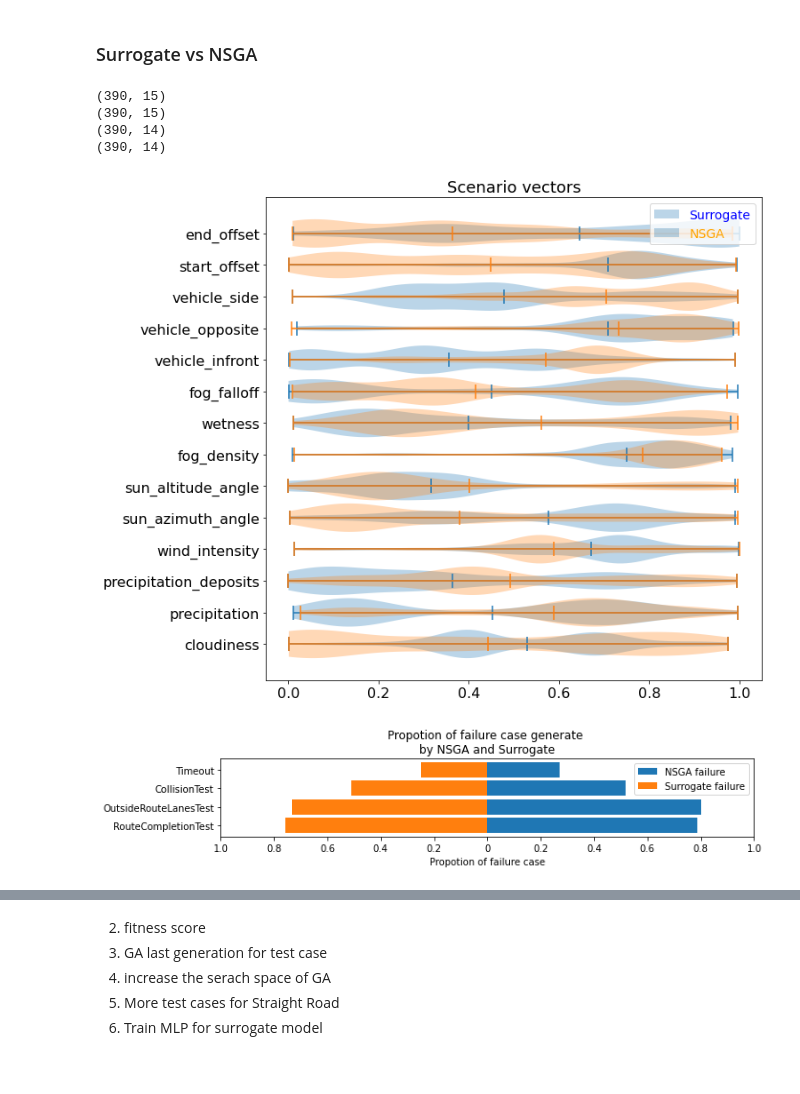
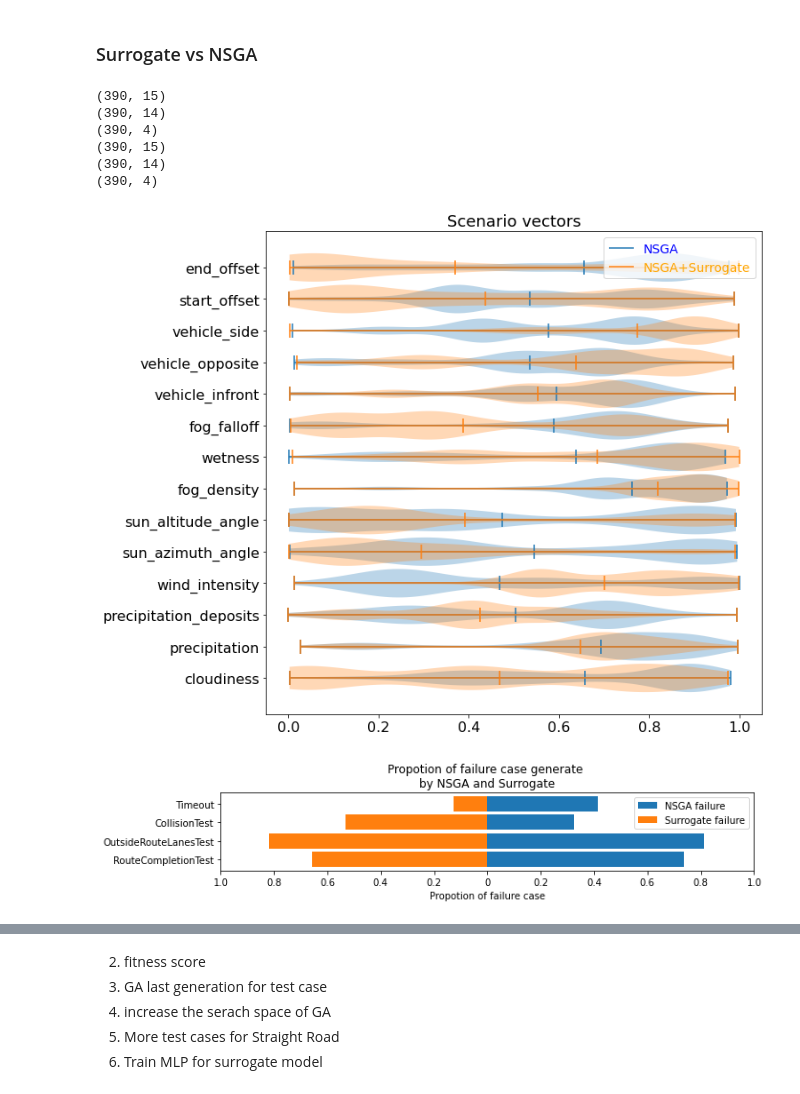
Before and after one commit to GuannanLou/TCP, a Jupyter notebook: tools/Surrogate.ipynb, the cells around one changed output, grey strips where cells are left out. Drawn from its saved outputs; the diff is of its cells as text; code cells hidden in the pictures.

```diff
--- a/tools/Surrogate.ipynb
+++ b/tools/Surrogate.ipynb
@@ -201,8 +201,14 @@ plt.show()
 # %% [markdown]
 ### Surrogate vs NSGA
 # %%
-NSGA_data      = '../data/routes_short_2023-05-29|15:33:07/'
-surrogate_data = '../data/routes_short_2023-05-31|16:26:55/'
+import numpy as np
+import pandas as pd
+import os
+
+from fitness import get_fitness
+
+NSGA_data      = '../data/routes_short_2023-06-09|17:27:05/'
+surrogate_data = '../data/routes_short_2023-06-14|17:14:46/'
 
 criterion_header = ["RouteCompletionTest",
                     "RouteCompletionTest_figure",
@@ -251,32 +257,42 @@ select_criterions = ["RouteCompletionTest",
 
 NSGA_criterions = pd.read_csv(NSGA_data+'criterion.csv',names=criterion_header)
 NSGA_scenarios  = pd.read_csv(NSGA_data+'scenario.csv',names=scenario_header)
+NSGA_fitness    = get_fitness(NSGA_data)[select_criterions]
+
 surrogate_criterions = pd.read_csv(surrogate_data+'criterion.csv',names=criterion_header)
 surrogate_scenarios  = pd.read_csv(surrogate_data+'scenario.csv',names=scenario_header)
+surrogate_fitness    = get_fitness(surrogate_data)[select_criterions]
+
+data_label = ['NSGA', 'NSGA+Surrogate']
 
 print(NSGA_criterions.shape)
+print(NSGA_scenarios.shape)
+print(NSGA_fitness.shape)
 print(surrogate_criterions.shape)
-print(NSGA_scenarios.shape)
 print(surrogate_scenarios.shape)
+print(surrogate_fitness.shape)
 # %% [output]
-(390, 15)
 (390, 15)
 (390, 14)
+(390, 4)
+(390, 15)
 (390, 14)
+(390, 4)
 # %%
 import matplotlib.pyplot as plt
 
 plt.figure(figsize=(10,10))
-plt.violinplot(surrogate_scenarios, vert=False, showmeans=True, widths=0.9)
-plt.violinplot(NSGA_scenarios, vert=False, showmeans=True, widths=0.9)
+vl1 = plt.violinplot(NSGA_scenarios, vert=False, showmeans=True, widths=0.9)
+vl2 = plt.violinplot(surrogate_scenarios, vert=False, showmeans=True, widths=0.9)
+# plt.vlines(0.5, 0.5, 14.5, colors = "c", linestyles = "dashed")
 plt.yticks(range(1, 15), scenario_header,fontsize=16)
 plt.xticks(fontsize=16)
 plt.title("Scenario vectors", fontsize=18)
-plt.legend(['Surrogate','NSGA'],labelcolor=['blue','orange'],fontsize=14)
+plt.legend(handles=(vl1['cbars'],vl2['cbars']), labels=[data_label[0],data_label[1]],labelcolor=['blue','orange'],fontsize=14)
 
 plt.show()
 # %% [output]
-[figure, old version]
+[figure, new version]
 # %%
 import matplotlib.pyplot as plt
 
@@ -289,7 +305,7 @@ plt.xlabel('Propotion of failure case')
 plt.xticks(np.arange(-1,1.2,0.2),[1.0,0.8,0.6,0.4,0.2,0,0.2,0.4,0.6,0.8,1.0])
 plt.show()
 # %% [output]
-[figure, old version]
+[figure, new version]
 # %%
 fig, (ax1, ax2) = plt.subplots(nrows=1, ncols=2, figsize=(3.2, 4), sharey=True)
 
```
Also changed, not shown: parts of 14 cells of this notebook, 36 other files.
